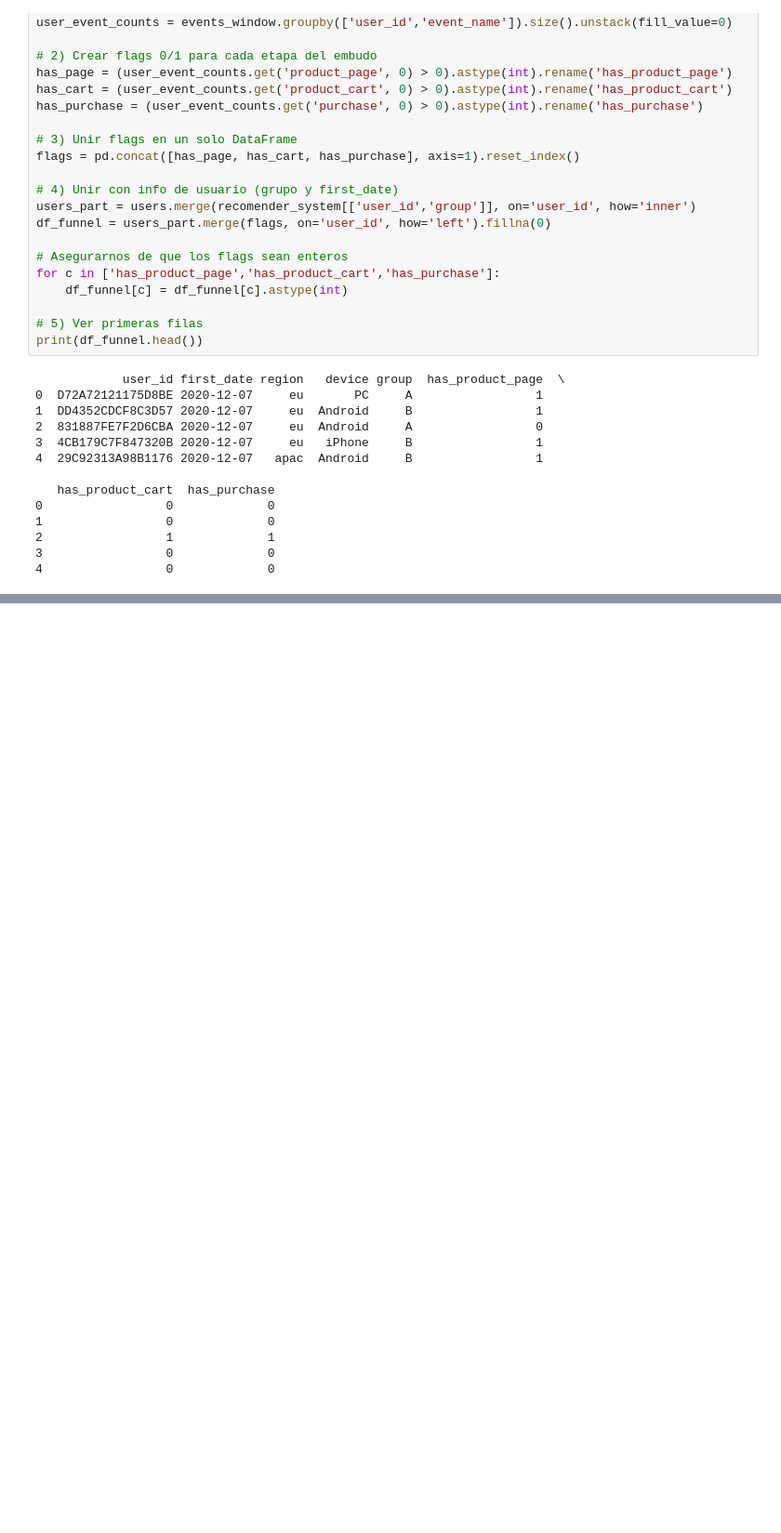
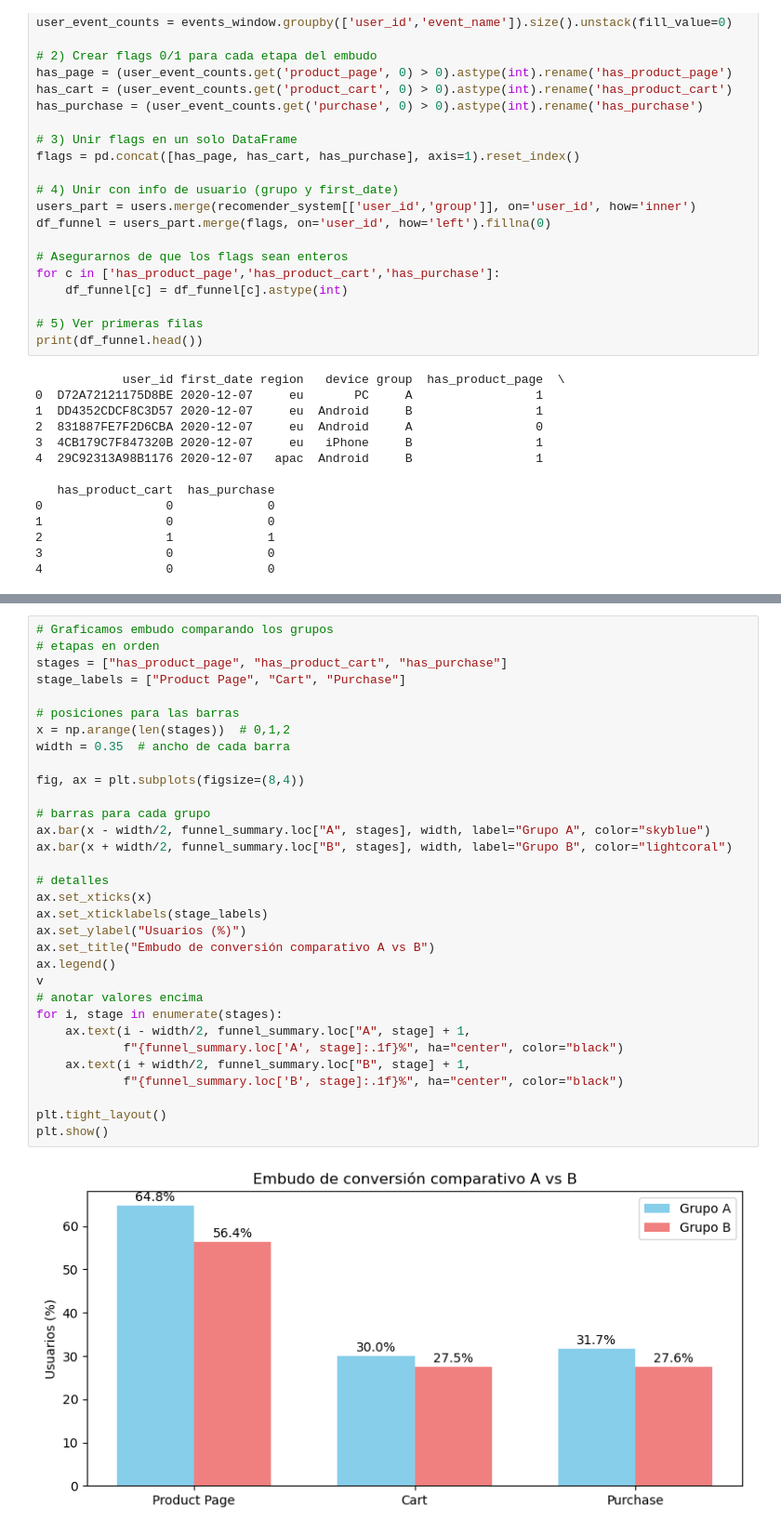
Before and after one commit to latostadorano/tt_s14_final, a Jupyter notebook: test_ab.ipynb, the cells around one changed output, grey strips where cells are left out. Shown: that part at 93% size. Cells and saved outputs as stored; diff of their text form; blank space fills up the shorter version.

```diff
--- a/test_ab.ipynb
+++ b/test_ab.ipynb
@@ -495,0 +535,34 @@ print(df_funnel.head())
+# %%
+# Graficamos embudo comparando los grupos
+# etapas en orden
+stages = ["has_product_page", "has_product_cart", "has_purchase"]
+stage_labels = ["Product Page", "Cart", "Purchase"]
+
+# posiciones para las barras
+x = np.arange(len(stages))  # 0,1,2
+width = 0.35  # ancho de cada barra
+
+fig, ax = plt.subplots(figsize=(8,4))
+
+# barras para cada grupo
+ax.bar(x - width/2, funnel_summary.loc["A", stages], width, label="Grupo A", color="skyblue")
+ax.bar(x + width/2, funnel_summary.loc["B", stages], width, label="Grupo B", color="lightcoral")
+
+# detalles
+ax.set_xticks(x)
+ax.set_xticklabels(stage_labels)
+ax.set_ylabel("Usuarios (%)")
+ax.set_title("Embudo de conversión comparativo A vs B")
+ax.legend()
+v
+# anotar valores encima
+for i, stage in enumerate(stages):
+    ax.text(i - width/2, funnel_summary.loc["A", stage] + 1,
+            f"{funnel_summary.loc['A', stage]:.1f}%", ha="center", color="black")
+    ax.text(i + width/2, funnel_summary.loc["B", stage] + 1,
+            f"{funnel_summary.loc['B', stage]:.1f}%", ha="center", color="black")
+
+plt.tight_layout()
+plt.show()
+# %% [output]
+[figure, added]
```
Also changed, not shown: parts of 18 cells of this notebook.
